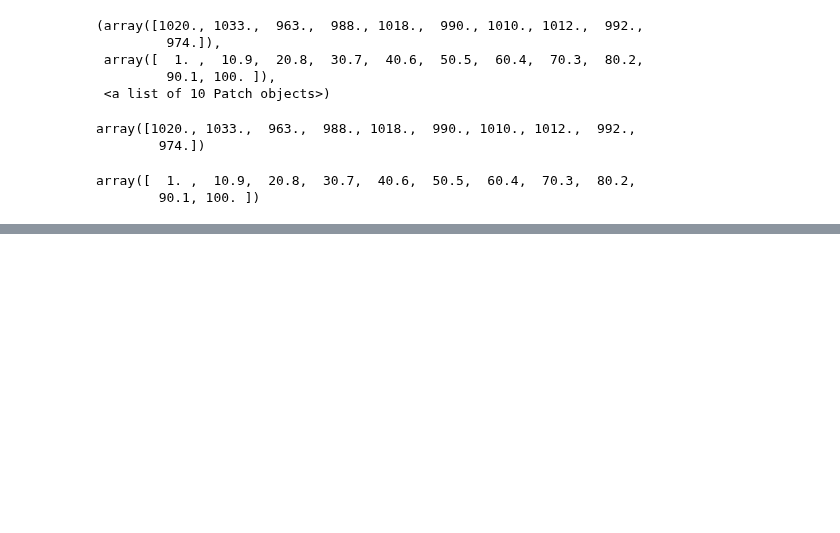
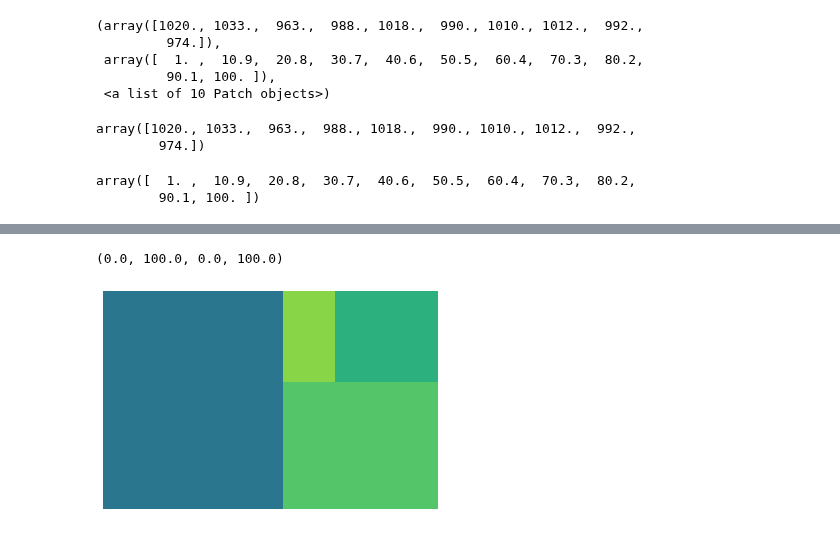
Before and after one commit to mintra-tippayaratsontorn/data_viz_2022, a Jupyter notebook: DataViz04_Data_Comparison.ipynb, the cells around one changed output, grey strips where cells are left out. Cells and saved outputs as stored; diff of their text form; code cells hidden in the pictures; blank space fills up the shorter version.

```diff
--- a/DataViz04_Data_Comparison.ipynb
+++ b/DataViz04_Data_Comparison.ipynb
@@ -358,0 +373,8 @@ array([  1. ,  10.9,  20.8,  30.7,  40.6,  50.5,  60.4,  70.3,  80.2,
+# %%
+data = [500,250,60,120]
+# %%
+squarify.plot(data)
+plt.axis('off')
+# %% [output]
+(0.0, 100.0, 0.0, 100.0)
+[figure, added]
```
Also changed, not shown: parts of 12 cells of this notebook.
